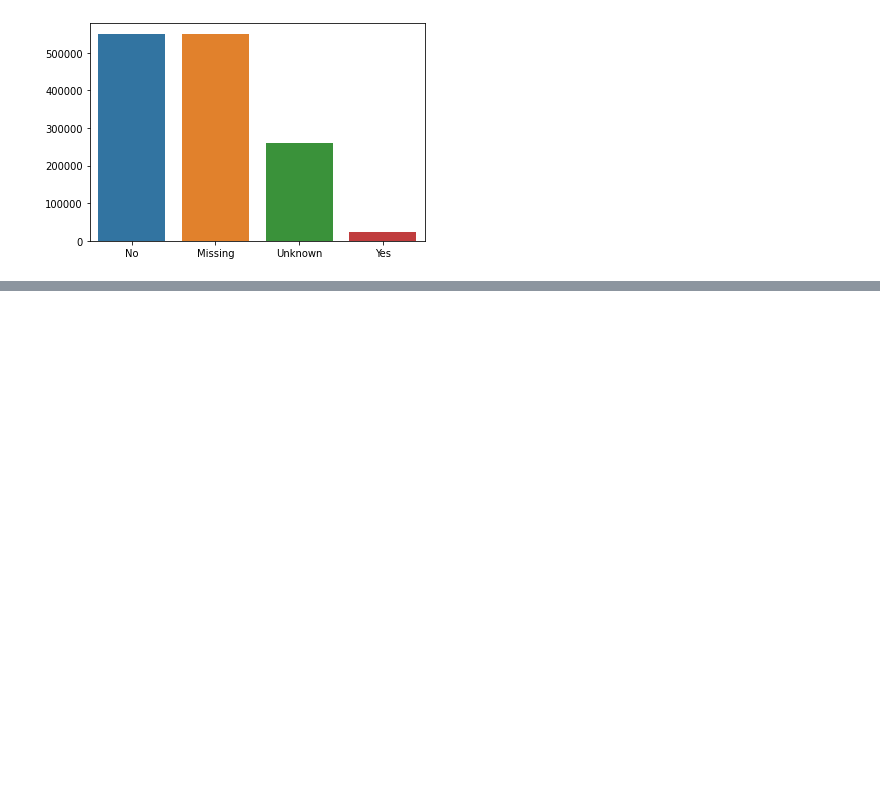
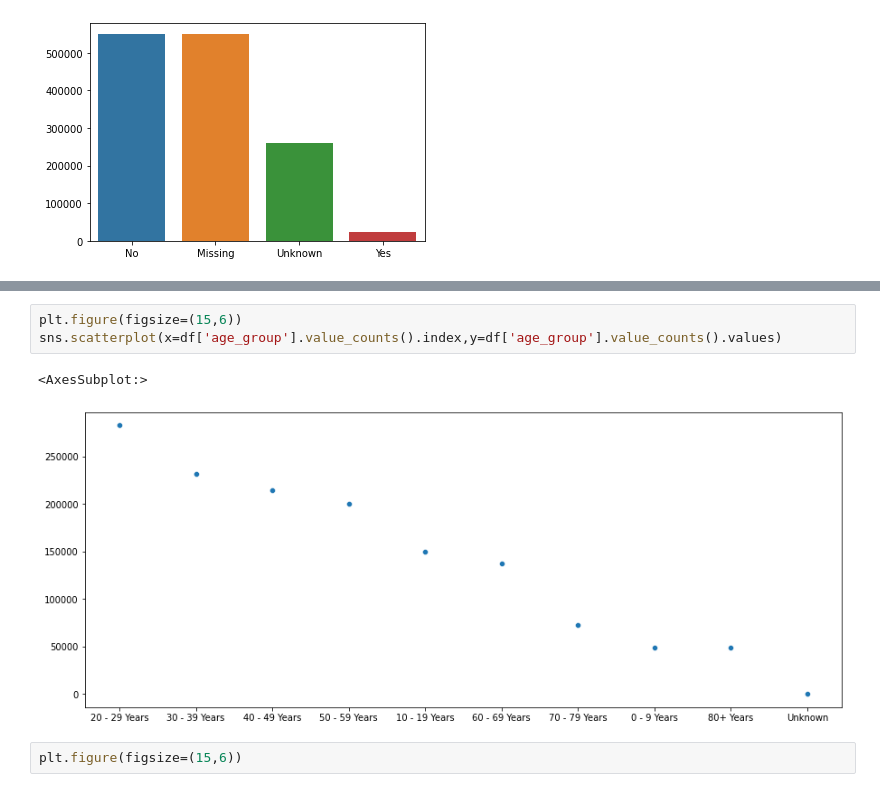
Before and after one commit to ahsanGoheer/Covid-19-Case-Surveillance-Kaggle-Dataset, a Jupyter notebook: Data_Processing.ipynb, the cells around one changed output, grey strips where cells are left out. Drawn from its saved outputs; the diff is of its cells as text; blank space fills up the shorter version.

```diff
--- a/Data_Processing.ipynb
+++ b/Data_Processing.ipynb
@@ -247,0 +248,8 @@ sns.barplot(x=df["age_group"].value_counts().index,y=df["age_group"].value_count
+# %%
+plt.figure(figsize=(15,6))
+sns.scatterplot(x=df['age_group'].value_counts().index,y=df['age_group'].value_counts().values)
+# %% [output]
+<AxesSubplot:>
+[figure, added]
+# %%
+plt.figure(figsize=(15,6))
```
Also changed, not shown: parts of 3 cells of this notebook.
